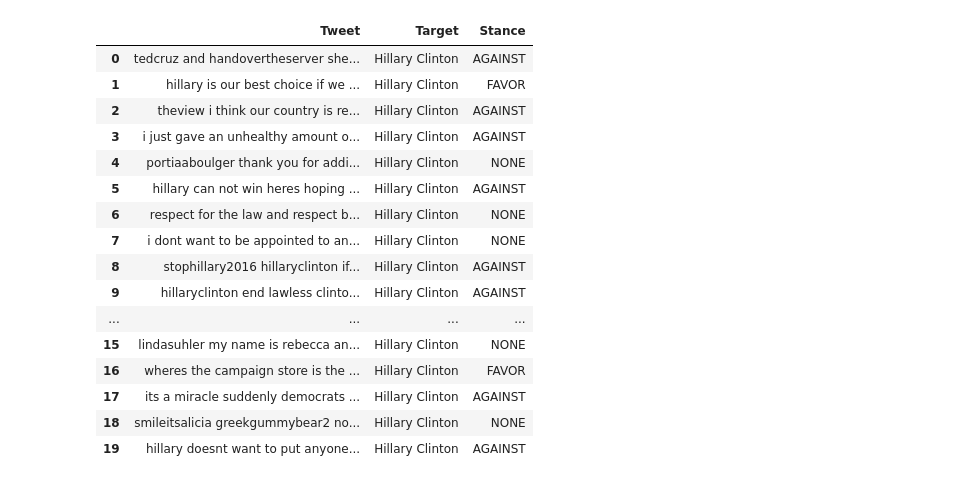
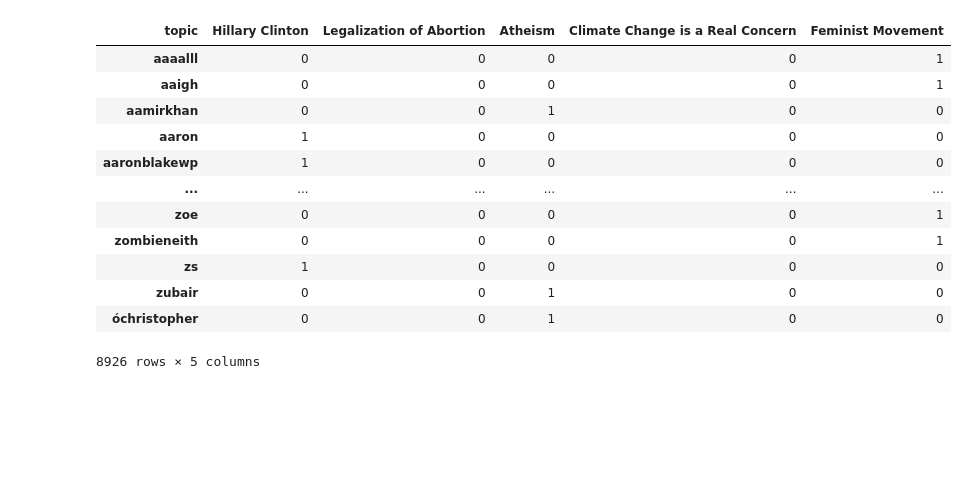
Before and after one commit to HaiderSS/Stance-Classification-in-Tweets, a Jupyter notebook: notebook.ipynb, the cells around one changed output. Drawn from its saved outputs; the diff is of its cells as text; code cells hidden in the pictures; blank space fills up the shorter version.

```diff
--- a/notebook.ipynb
+++ b/notebook.ipynb
@@ -42,3 +51,7 @@ data.Tweet = pd.DataFrame(data.Tweet.apply(firstpass))
+# %%
+data = pd.DataFrame(tempdict.items(), columns=['topic', 'tweet'])
+# %%
+data.index = data.topic
 # %%
 data
 # %% [output]
@@ -59,0 +65,10 @@ data = data.drop(columns=['Opinion Towards','Sentiment'])
+# %%
+# document-term matrix
+from sklearn.feature_extraction.text import CountVectorizer
+
+cv = CountVectorizer(stop_words='english')
+data_cv = cv.fit_transform(data.tweet)
+print(cv.get_feature_names)
+data_matrix = pd.DataFrame(data_cv.toarray(), columns=cv.get_feature_names())
+data_matrix.index = data.index
+data_matrix
@@ -59,0 +85,3 @@ data = data.drop(columns=['Opinion Towards','Sentiment'])
+# %%
+data  = data_matrix.transpose()
+data
@@ -60,20 +148,16 @@ data = data.drop(columns=['Opinion Towards','Sentiment'])
 # %%
-data.head(20)
+data
 # %% [output]
-|  | Tweet | Target | Stance |
-| 0 | tedcruz and handovertheserver she... | Hillary Clinton | AGAINST |
-| 1 | hillary is our best choice if we ... | Hillary Clinton | FAVOR |
-| 2 | theview i think our country is re... | Hillary Clinton | AGAINST |
-| 3 | i just gave an unhealthy amount o... | Hillary Clinton | AGAINST |
-| 4 | portiaaboulger thank you for addi... | Hillary Clinton | NONE |
-| 5 | hillary can not win heres hoping ... | Hillary Clinton | AGAINST |
-| 6 | respect for the law and respect b... | Hillary Clinton | NONE |
-| 7 | i dont want to be appointed to an... | Hillary Clinton | NONE |
-| 8 | stophillary2016 hillaryclinton if... | Hillary Clinton | AGAINST |
-| 9 | hillaryclinton end lawless clinto... | Hillary Clinton | AGAINST |
-| ... | ... | ... | ... |
-| 15 | lindasuhler my name is rebecca an... | Hillary Clinton | NONE |
-| 16 | wheres the campaign store is the ... | Hillary Clinton | FAVOR |
-| 17 | its a miracle suddenly democrats ... | Hillary Clinton | AGAINST |
-| 18 | smileitsalicia greekgummybear2 no... | Hillary Clinton | NONE |
-| 19 | hillary doesnt want to put anyone... | Hillary Clinton | AGAINST |
+| topic | Hillary Clinton | Legalization of Abortion | Atheism | Climate Change is a Real Concern | Feminist Movement |
+| aaaalll | 0 | 0 | 0 | 0 | 1 |
+| aaigh | 0 | 0 | 0 | 0 | 1 |
+| aamirkhan | 0 | 0 | 1 | 0 | 0 |
+| aaron | 1 | 0 | 0 | 0 | 0 |
+| aaronblakewp | 1 | 0 | 0 | 0 | 0 |
+| ... | ... | ... | ... | ... | ... |
+| zoe | 0 | 0 | 0 | 0 | 1 |
+| zombieneith | 0 | 0 | 0 | 0 | 1 |
+| zs | 1 | 0 | 0 | 0 | 0 |
+| zubair | 0 | 0 | 1 | 0 | 0 |
+| óchristopher | 0 | 0 | 1 | 0 | 0 |
+8926 rows × 5 columns
```
Also changed, not shown: parts of 17 cells of this notebook.
